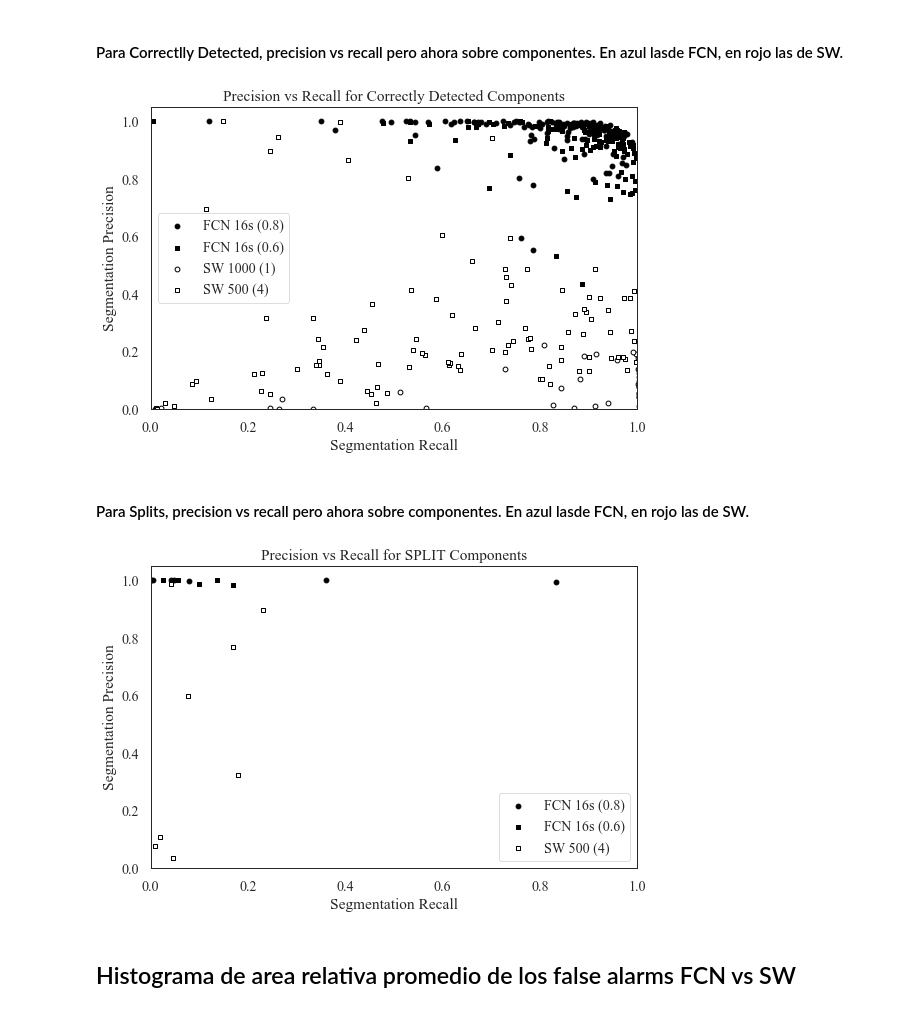
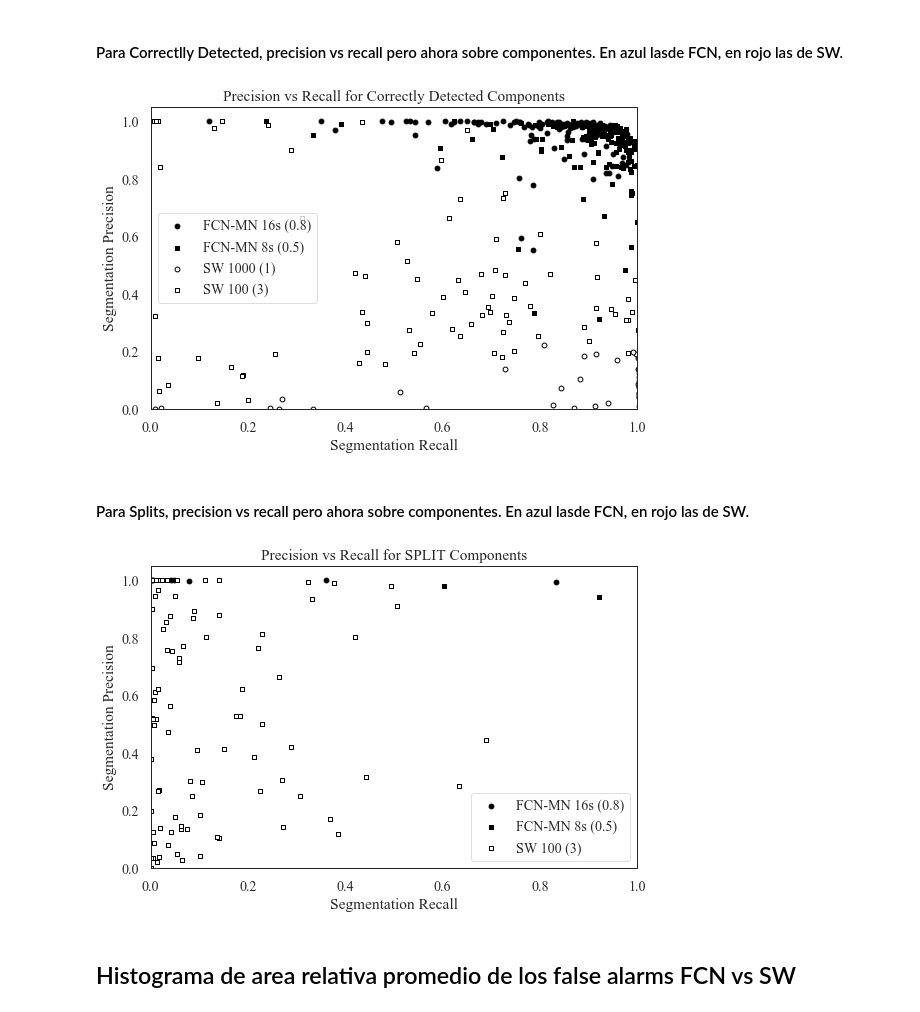
Before and after one commit to WencesVillegasMarset/deep_bud_detection_2d, a Jupyter notebook: PlotsClean.ipynb, the cells around one changed output. Cells and saved outputs as stored; diff of their text form; code cells hidden in the pictures.

Commit message:
Update figuras y script de generacion de plots

```diff
--- a/PlotsClean.ipynb
+++ b/PlotsClean.ipynb
@@ -22,21 +22,19 @@ full_sw = pd.read_csv(os.path.join(CSV_PATH, 'full_segmentation_metrics_discrimi
 precision_recall = pd.read_csv(os.path.join(CSV_PATH, 'full_precision_recall.csv'))
 # %%
 sw = precision_recall.loc[precision_recall.architecture == 'SW']
-sw['best'] = (sw.threshold == 1) & ((sw.model =='sw_1000px' ) | (sw.model == 'sw_900px'))
+# sw['best'] = (sw.threshold == 1) & ((sw.model =='sw_1000px' ) | (sw.model == 'sw_900px'))
 fcn = precision_recall.loc[precision_recall.architecture == 'FCN']
-fcn['best'] = (fcn.model == '16s') & ((fcn.threshold == 0.8) | (fcn.threshold == 0.6))
-
-
-# Plot
+# fcn['best'] = (fcn.model == '16s') & ((fcn.threshold == 0.8) | (fcn.threshold == 0.6))
 
 sns.scatterplot(data=sw, x='recall', y='precision', color='w', edgecolor='black', label='SW', linewidth=1, s=40)
-sns.scatterplot(data=fcn, x='recall', y='precision', color='black', edgecolor='black', label='FCN', s=40)
+sns.scatterplot(data=fcn, x='recall', y='precision', color='black', edgecolor='black', label='FCN-MN', s=40)
 plt.legend(frameon=True)
 plt.xlabel('Detection Recall')
 plt.ylabel('Detection Precision')
 plt.ylim((0,1))
 plt.xlim((0.75,1))
-plt.title("Detection Precision and Recall for Sliding Window and FCN models")
+plt.title("Detection Precision and Recall for Sliding Window and FCN-MN models")
 plt.tight_layout()
-plt.savefig(os.path.join(FIGURES_PATH, "111_precision_recall_detection.png"), dpi=200)
+
+plt.savefig(os.path.join(FIGURES_PATH, "111_precision_recall_detection.png"), dpi=250)
 # %% [output]
@@ -90,6 +77,3 @@ get_split_distribution_barplot(detection_report)
-# %%
-full_fcn = pd.read_csv(os.path.join(CSV_PATH, 'full_segmentation_metrics_discriminado_fcn.csv'))
-full_sw = pd.read_csv(os.path.join(CSV_PATH, 'full_segmentation_metrics_discriminado_sw.csv'))
 # %% [markdown]
 #### Para Correctly detected, Scatterplot de precision vs recall en azul/rojo para todos los casos fully convolutional/SW
 # %%
@@ -155,7 +139,7 @@ def compare_correctly_detected_segmentation(fcn, th_fcn, sw, th_sw, ax=None):
         marker="o",
         linewidth=1,
         edgecolor='black',
-        label='FCN {} ({})'.format(fcn[0], th_fcn[0]))
+        label='FCN-MN {} ({})'.format(fcn[0], th_fcn[0]))
 
     sns.scatterplot(
         x=sliceFCN1.component_pw_recall,
@@ -164,37 +148,38 @@ def compare_correctly_detected_segmentation(fcn, th_fcn, sw, th_sw, ax=None):
         marker="s",
         linewidth=1,
         edgecolor='black',
-        label='FCN {} ({})'.format(fcn[1], th_fcn[1]))
+        label='FCN-MN {} ({})'.format(fcn[1], th_fcn[1]))
 
     sns.scatterplot(
         x=sliceSW0.component_pw_recall,
         y=sliceSW0.component_pw_precision,
         linewidth=1,
         marker="o",
         edgecolor='black',
         color='white',
         label='SW {} ({})'.format(sw[0][3:-2], th_sw[0]))
 
     sns.scatterplot(
         x=sliceSW1.component_pw_recall,
         y=sliceSW1.component_pw_precision,
         color='white',
         marker="s",
         linewidth=1,
         edgecolor='black',
         label='SW {} ({})'.format(sw[1][3:-2], th_sw[1]))
 
     plt.title('Precision vs Recall for Correctly Detected Components')
     plt.xlabel('Segmentation Recall')
     plt.ylabel('Segmentation Precision')
     plt.xlim((0,1))
     plt.ylim((0,1.05))
     plt.legend(frameon=True)
     plt.tight_layout()
-    plt.savefig(os.path.join(FIGURES_PATH, "ZZZ_correctly_detected.png"), dpi=200)
-compare_correctly_detected_segmentation(('16s', '16s'), (0.8, 0.6), ('sw_1000px', 'sw_500px'), (1, 4))
+    plt.savefig(os.path.join(FIGURES_PATH, "ZZZ_correctly_detected.png"), dpi=250)
+
+compare_correctly_detected_segmentation(('16s', '8s'), (0.8, 0.5), ('sw_1000px', 'sw_100px'), (1, 3))
 # %% [output]
-[figure, old version]
+[figure, new version]
 # %% [markdown]
 #### Para Splits, precision vs recall pero ahora sobre componentes. En azul lasde FCN, en rojo las de SW.
 # %%
@@ -212,7 +197,7 @@ def compare_split_segmentation(fcn, th_fcn, sw, th_sw, ax=None):
         marker="o",
         linewidth=1,
         edgecolor='black',
-        label='FCN {} ({})'.format(fcn[0], th_fcn[0]))
+        label='FCN-MN {} ({})'.format(fcn[0], th_fcn[0]))
 
     sns.scatterplot(
         x=sliceFCN1.component_pw_recall,
@@ -221,7 +206,7 @@ def compare_split_segmentation(fcn, th_fcn, sw, th_sw, ax=None):
         marker="s",
         linewidth=1,
         edgecolor='black',
-        label='FCN {} ({})'.format(fcn[1], th_fcn[1]))
+        label='FCN-MN {} ({})'.format(fcn[1], th_fcn[1]))
 
     sns.scatterplot(
         x=sliceSW0.component_pw_recall,
@@ -248,10 +233,11 @@ def compare_split_segmentation(fcn, th_fcn, sw, th_sw, ax=None):
     plt.ylim((0,1.05))
     plt.legend(frameon=True)
     plt.tight_layout()
-    plt.savefig(os.path.join(FIGURES_PATH, "ZZZ_splits.png"), dpi=200)
-compare_split_segmentation(('16s', '16s'), (0.8, 0.6), ('sw_1000px', 'sw_500px'), (1, 4))
+    plt.savefig(os.path.join(FIGURES_PATH, "ZZZ_splits.png"), dpi=250)
+
+compare_split_segmentation(('16s', '8s'), (0.8, 0.5), ('sw_1000px', 'sw_100px'), (1, 3))
 # %% [output]
-[figure, old version]
+[figure, new version]
 # %% [markdown]
 ## Histograma de area relativa promedio de los false alarms FCN vs SW
 # %% [markdown]
```
Also changed, not shown: parts of 12 cells of this notebook, 14 other files.
